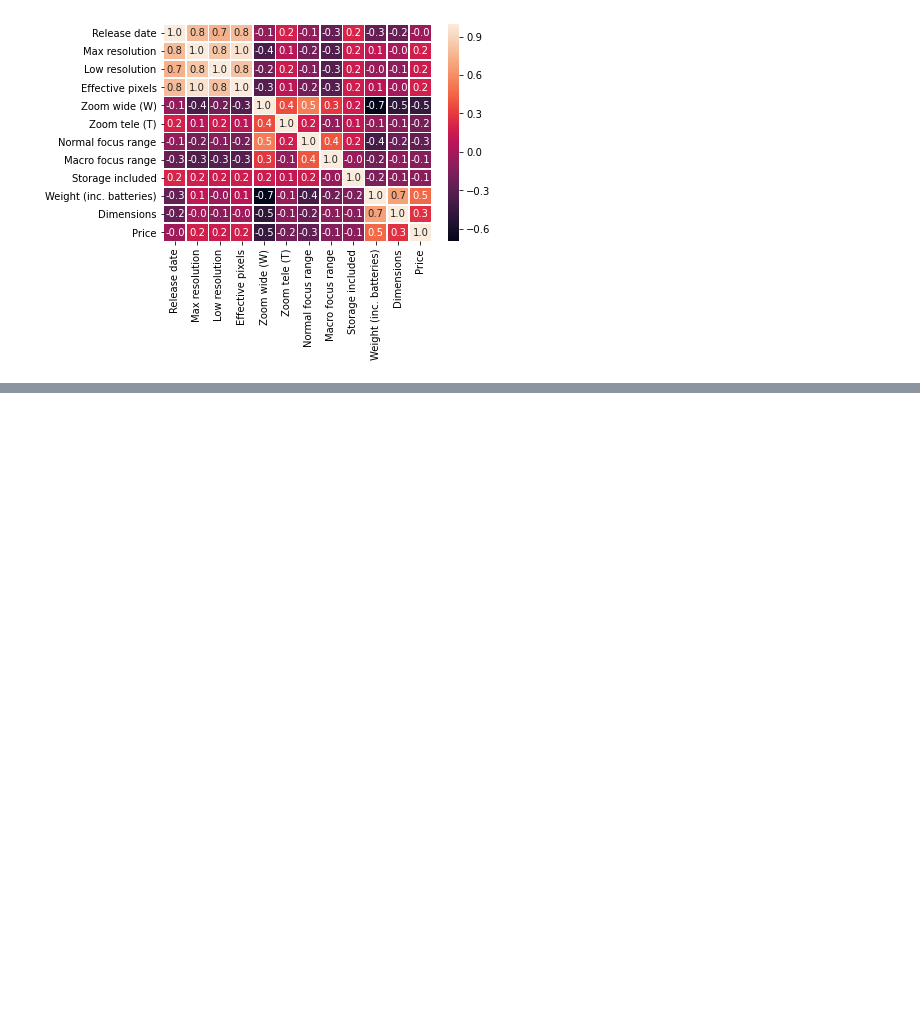
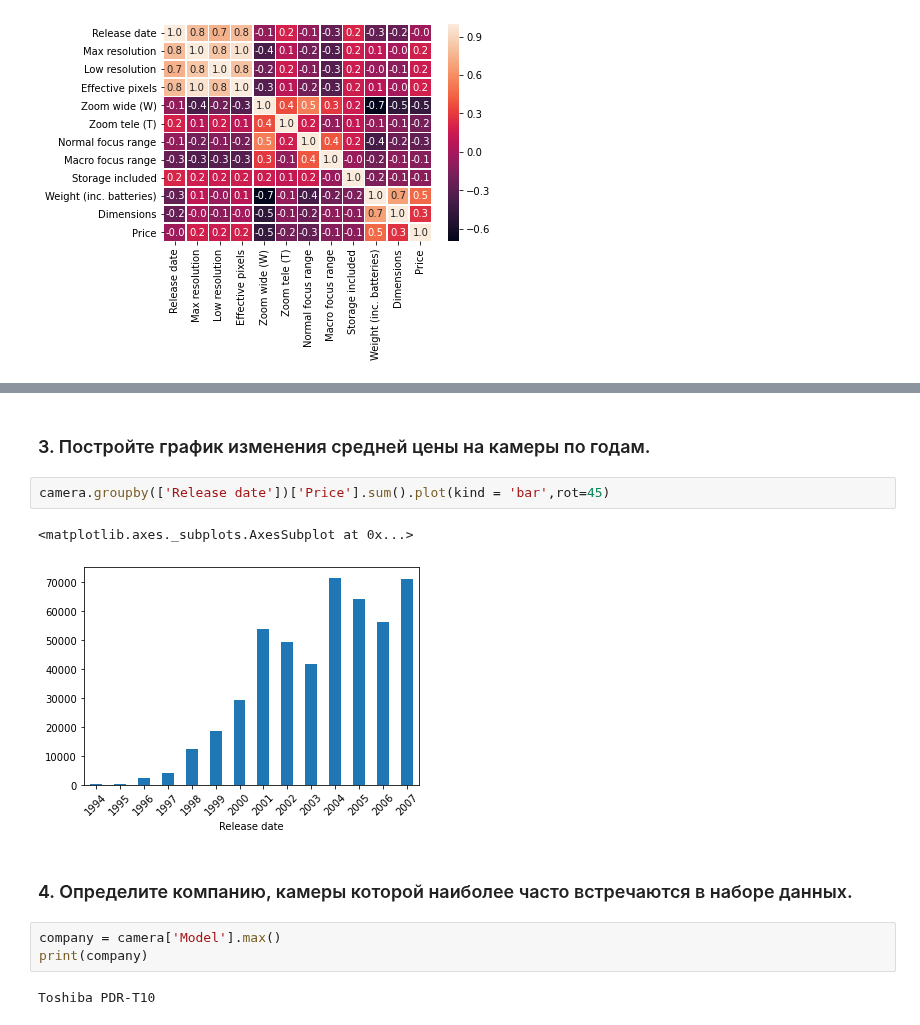
Before and after one commit to iagsav/ml_rob_nets_2020, a Jupyter notebook: ml/lab1/Skrynsky/Skrynsky_lab1.ipynb, the cells around one changed output, grey strips where cells are left out. Drawn from its saved outputs; the diff is of its cells as text; blank space fills up the shorter version.

```diff
--- a/ml/lab1/Skrynsky/Skrynsky_lab1.ipynb
+++ b/ml/lab1/Skrynsky/Skrynsky_lab1.ipynb
@@ -42,0 +72,14 @@ sns.heatmap(camera.corr(), annot = True, fmt = '.1f', linewidths = .5)
+# %% [markdown]
+### 3. Постройте график изменения средней цены на камеры по годам.
+# %%
+camera.groupby(['Release date'])['Price'].sum().plot(kind = 'bar',rot=45)
+# %% [output]
+<matplotlib.axes._subplots.AxesSubplot at 0x...>
+[figure, added]
+# %% [markdown]
+### 4. Определите компанию, камеры которой наиболее часто встречаются в наборе данных.
+# %%
+company = camera['Model'].max()
+print(company)
+# %% [output]
+Toshiba PDR-T10
```
Also changed, not shown: parts of 6 cells of this notebook.
